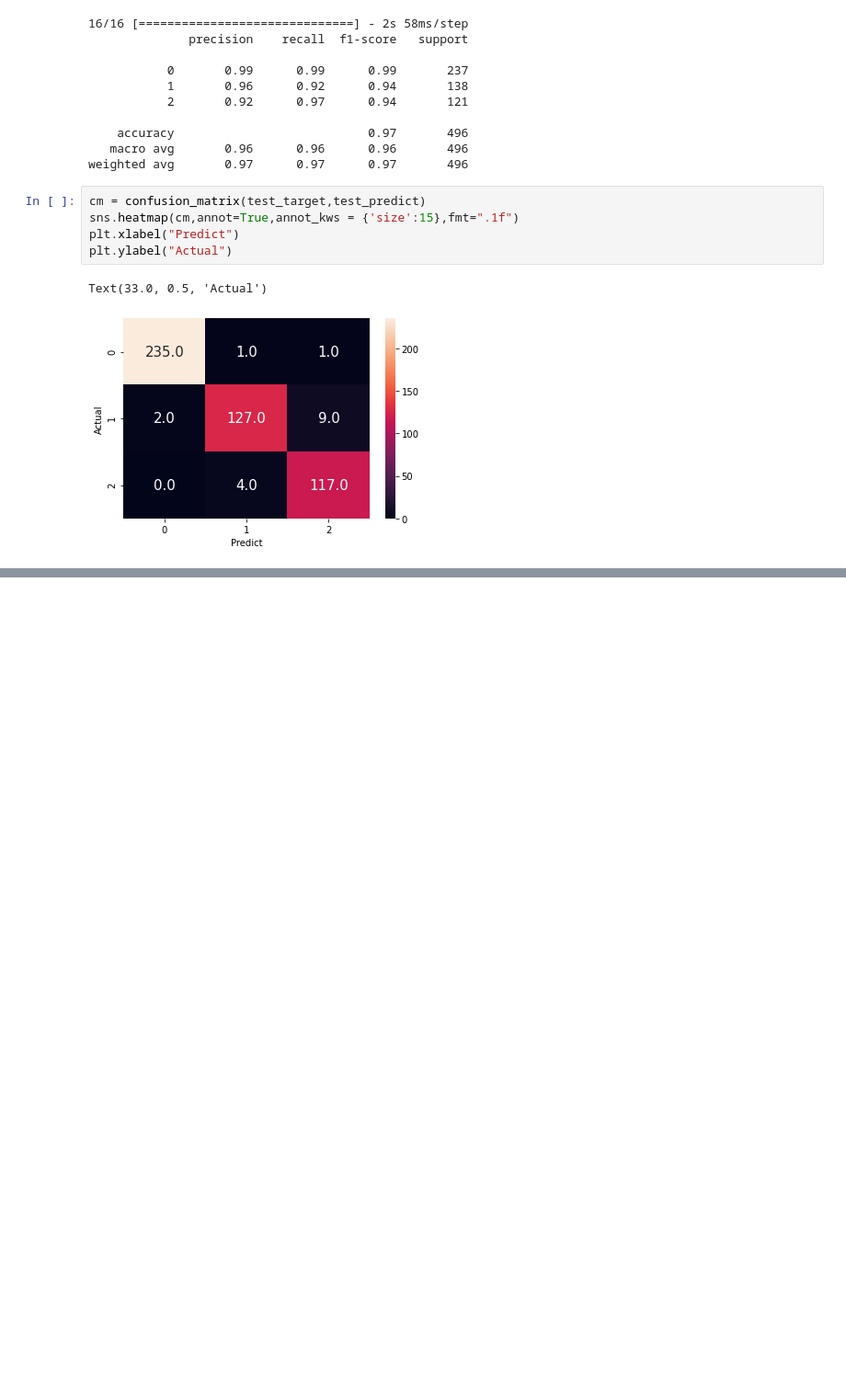
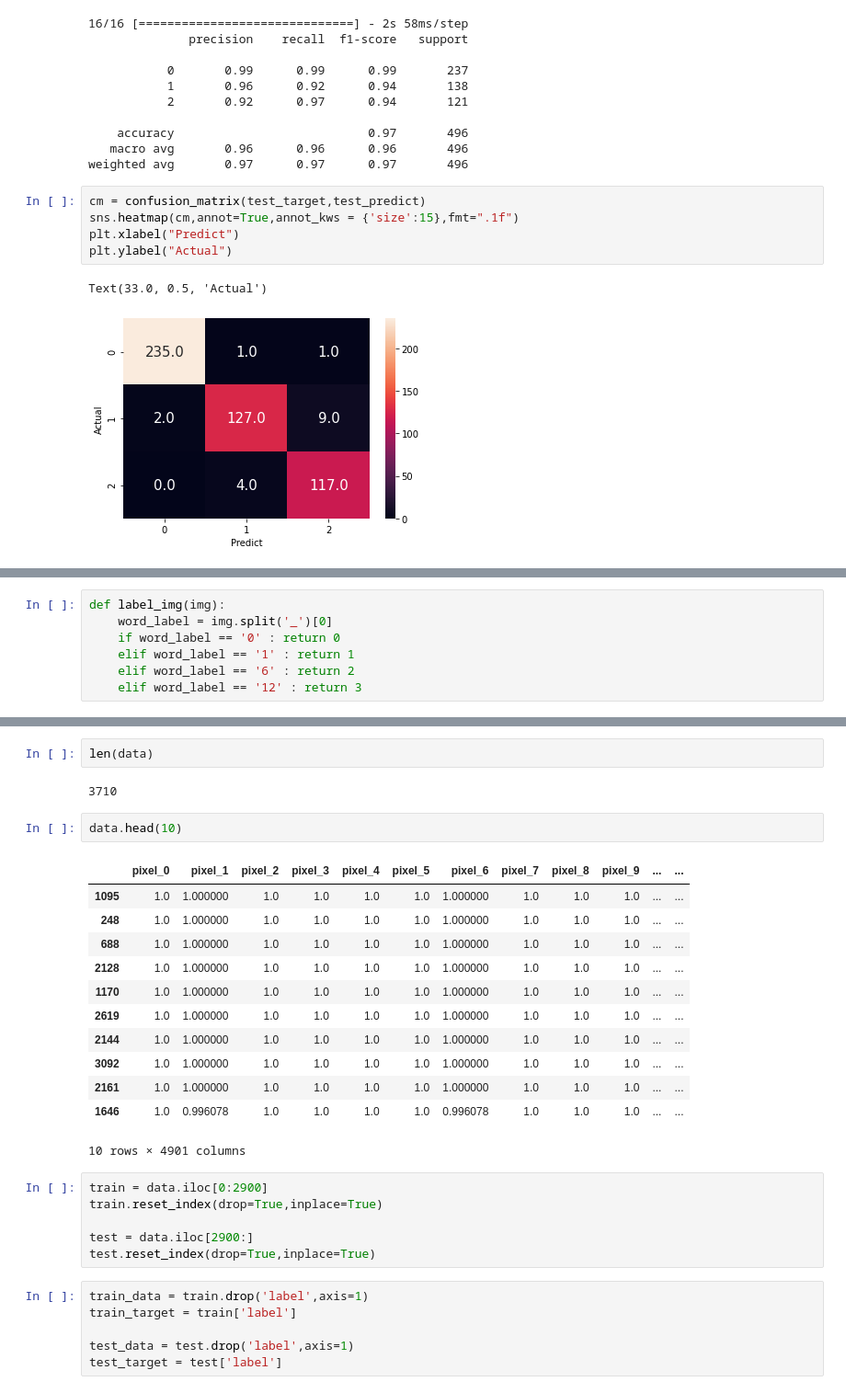
Before and after one commit to or-yitshak/ancient-coins, a Jupyter notebook: coin classification.ipynb, the cells around one changed output, grey strips where cells are left out. Shown: that part at 92% size. Cells and saved outputs as stored; diff of their text form; blank space fills up the shorter version.

```diff
--- a/coin classification.ipynb
+++ b/coin classification.ipynb
@@ -602,0 +605,7 @@ Text(33.0, 0.5, 'Actual')
+# %%
+def label_img(img):
+    word_label = img.split('_')[0]
+    if word_label == '0' : return 0
+    elif word_label == '1' : return 1
+    elif word_label == '6' : return 2
+    elif word_label == '12' : return 3
@@ -602,0 +629,31 @@ Text(33.0, 0.5, 'Actual')
+# %%
+len(data)
+# %% [output]
+3710
+# %%
+data.head(10)
+# %% [output]
+|  | pixel_0 | pixel_1 | pixel_2 | pixel_3 | pixel_4 | pixel_5 | pixel_6 | pixel_7 | pixel_8 | pixel_9 | ... | ... |
+| 1095 | 1.0 | 1.000000 | 1.0 | 1.0 | 1.0 | 1.0 | 1.000000 | 1.0 | 1.0 | 1.0 | ... | ... |
+| 248 | 1.0 | 1.000000 | 1.0 | 1.0 | 1.0 | 1.0 | 1.000000 | 1.0 | 1.0 | 1.0 | ... | ... |
+| 688 | 1.0 | 1.000000 | 1.0 | 1.0 | 1.0 | 1.0 | 1.000000 | 1.0 | 1.0 | 1.0 | ... | ... |
+| 2128 | 1.0 | 1.000000 | 1.0 | 1.0 | 1.0 | 1.0 | 1.000000 | 1.0 | 1.0 | 1.0 | ... | ... |
+| 1170 | 1.0 | 1.000000 | 1.0 | 1.0 | 1.0 | 1.0 | 1.000000 | 1.0 | 1.0 | 1.0 | ... | ... |
+| 2619 | 1.0 | 1.000000 | 1.0 | 1.0 | 1.0 | 1.0 | 1.000000 | 1.0 | 1.0 | 1.0 | ... | ... |
+| 2144 | 1.0 | 1.000000 | 1.0 | 1.0 | 1.0 | 1.0 | 1.000000 | 1.0 | 1.0 | 1.0 | ... | ... |
+| 3092 | 1.0 | 1.000000 | 1.0 | 1.0 | 1.0 | 1.0 | 1.000000 | 1.0 | 1.0 | 1.0 | ... | ... |
+| 2161 | 1.0 | 1.000000 | 1.0 | 1.0 | 1.0 | 1.0 | 1.000000 | 1.0 | 1.0 | 1.0 | ... | ... |
+| 1646 | 1.0 | 0.996078 | 1.0 | 1.0 | 1.0 | 1.0 | 0.996078 | 1.0 | 1.0 | 1.0 | ... | ... |
+10 rows × 4901 columns
+# %%
+train = data.iloc[0:2900]
+train.reset_index(drop=True,inplace=True)
+
+test = data.iloc[2900:]
+test.reset_index(drop=True,inplace=True)
+# %%
+train_data = train.drop('label',axis=1)
+train_target = train['label']
+
+test_data = test.drop('label',axis=1)
+test_target = test['label']
```
Also changed, not shown: parts of 12 cells of this notebook.
